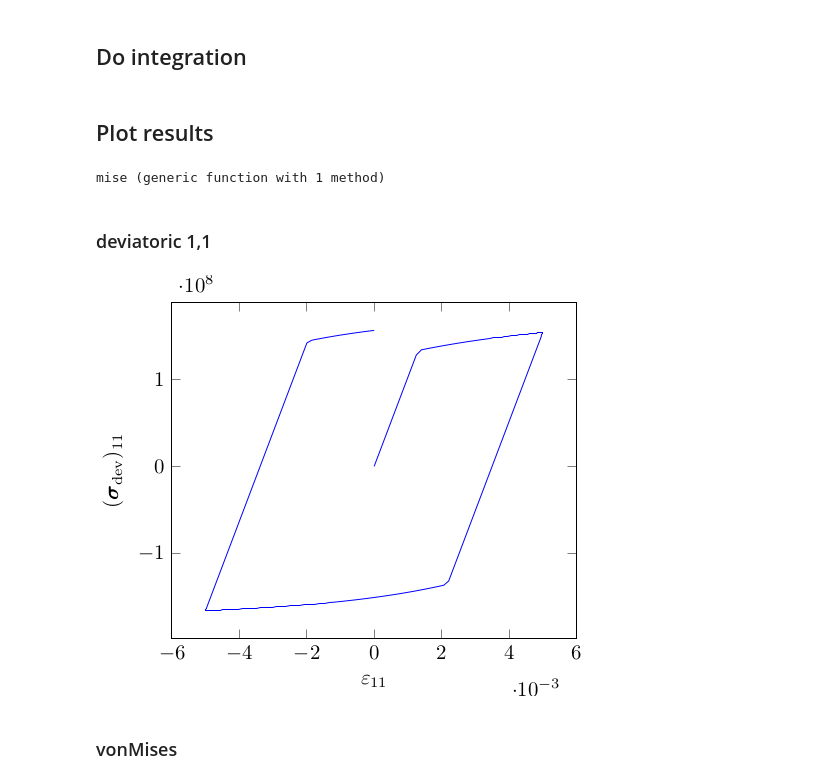
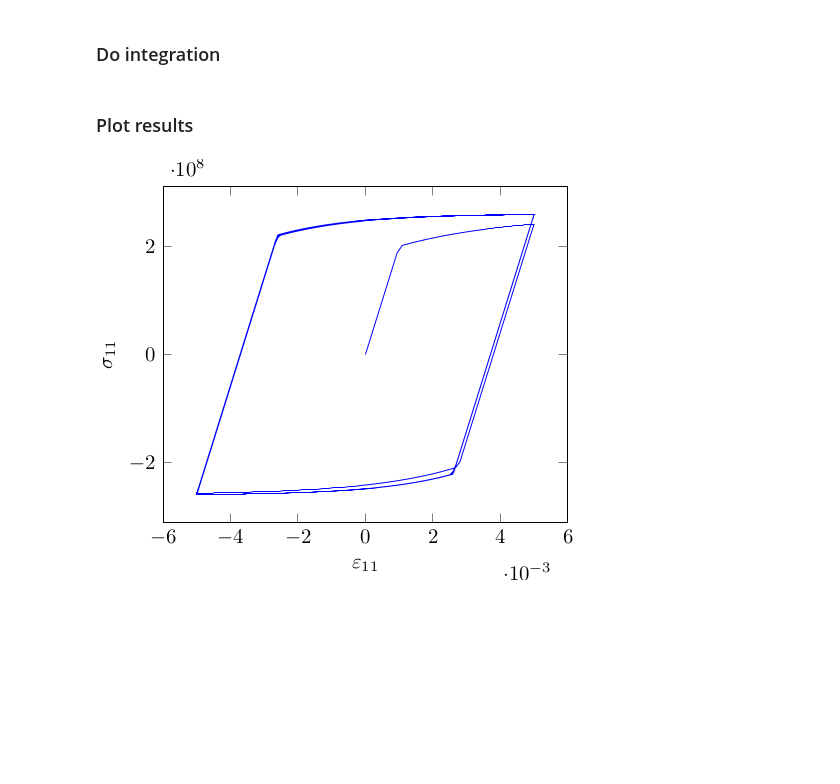
Before and after one commit to fredrikekre/ConstLab.jl, a Jupyter notebook: dev/examples/von_mises_plasticity_mixed_hardening.ipynb, the cells around one changed output. Cells and saved outputs as stored; diff of their text form; code cells hidden in the pictures; blank space fills up the shorter version.

```diff
--- a/dev/examples/von_mises_plasticity_mixed_hardening.ipynb
+++ b/dev/examples/von_mises_plasticity_mixed_hardening.ipynb
@@ -25 +11,15 @@ time = range(0.0, 2pi; length=200)
+# %%
+ncycles = 5
+timesteps = range(0.0, 2pi*ncycles; length=200*ncycles)
+ε_amp = 0.005 # Strain amplitute for ε_11
+ctrl = MixedControl(
+    # Strain
+    t -> SymmetricTensor{2,3}((i,j) -> i == j == 1 ? ε_amp*sin(t) : 0.0),
+    # Controlled strain components
+    SymmetricTensor{2,3}((true, false, false, false, false, false)),
+    # Stress
+    t -> zero(SymmetricTensor{2,3}),
+    # Controlled stress components
+    SymmetricTensor{2,3}((false, true, true, true, true, true))
+);
 # %% [markdown]
@@ -51,27 +45,17 @@ ConstLab.PlasticState{3,6}([0.0 0.0 0.0; 0.0 0.0 0.0; 0.0 0.0 0.0], [0.0 0.0 0.0
 # %% [markdown]
-## Do integration
+### Do integration
 # %%
-res = ConstLab.integrate(model, ctrl, time, s0; solver_params=Dict(:method => :newton));
+res = ConstLab.integrate(model, ctrl, timesteps, s0; solver_params=Dict(:method => :newton));
 # %% [markdown]
-## Plot results
+### Plot results
-# %%
-using PGFPlotsX, LaTeXStrings
-
-push!(empty!(PGFPlotsX.CUSTOM_PREAMBLE), raw"\usepackage{amsmath}")
-
-mise(s) = √(3/2) * norm(dev(s))
-# %% [output]
-mise (generic function with 1 method)
-# %% [markdown]
-### deviatoric 1,1
 # %%
-p = @pgf Axis({xlabel=L"\varepsilon_{11}", ylabel=L"(\boldsymbol{\sigma}_\mathrm{dev})_{11}"},
+using PGFPlotsX, LaTeXStrings
+
+p = @pgf Axis({xlabel=L"\varepsilon_{11}", ylabel=L"\sigma_{11}"},
     PlotInc({mark="none"},
         Coordinates([r.ε[1,1] for r in res],
-                    [dev(r.σ)[1,1] for r in res])
+                    [r.σ[1,1] for r in res])
     ),
 )
 # %% [output]
-[figure, old version]
+[figure, new version]
-# %% [markdown]
-### vonMises
```
Also changed, not shown: parts of 12 cells of this notebook, 7 other files.
